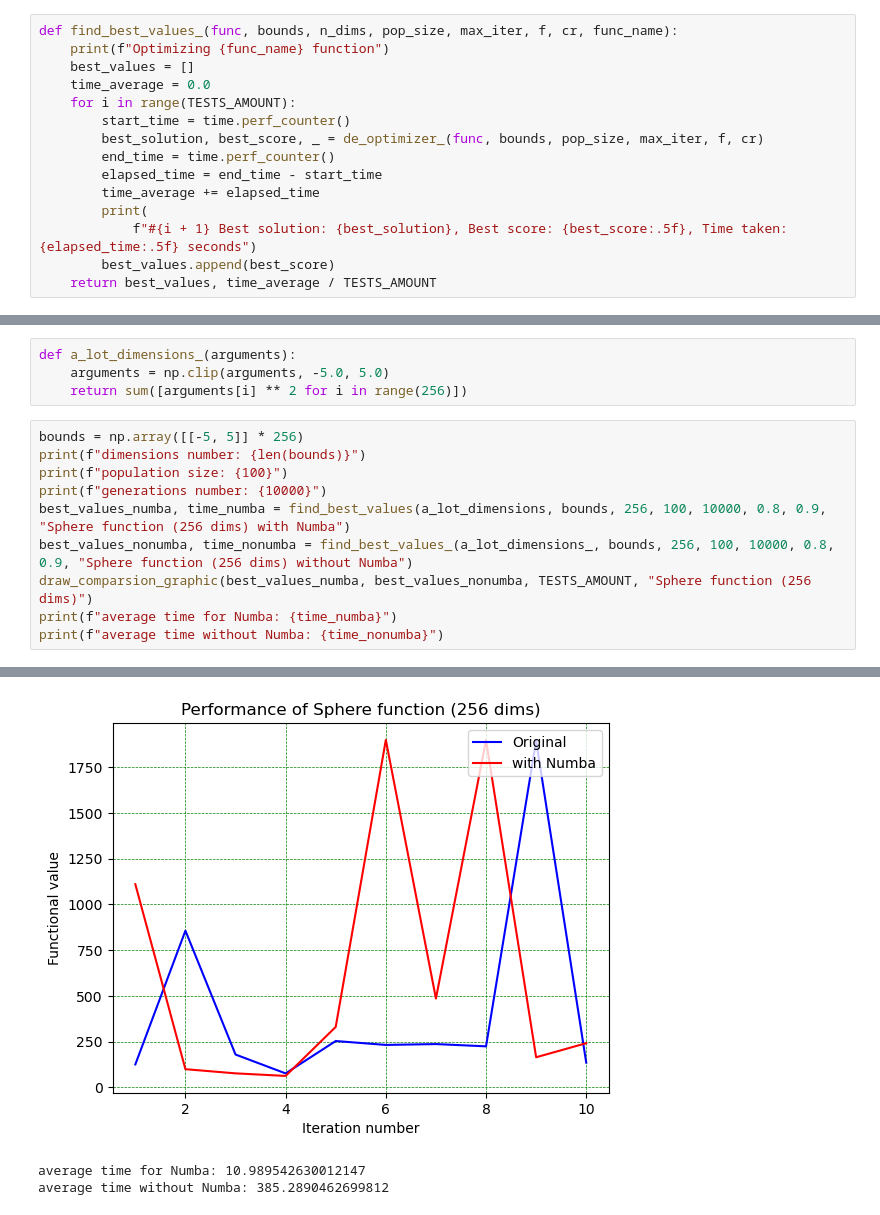
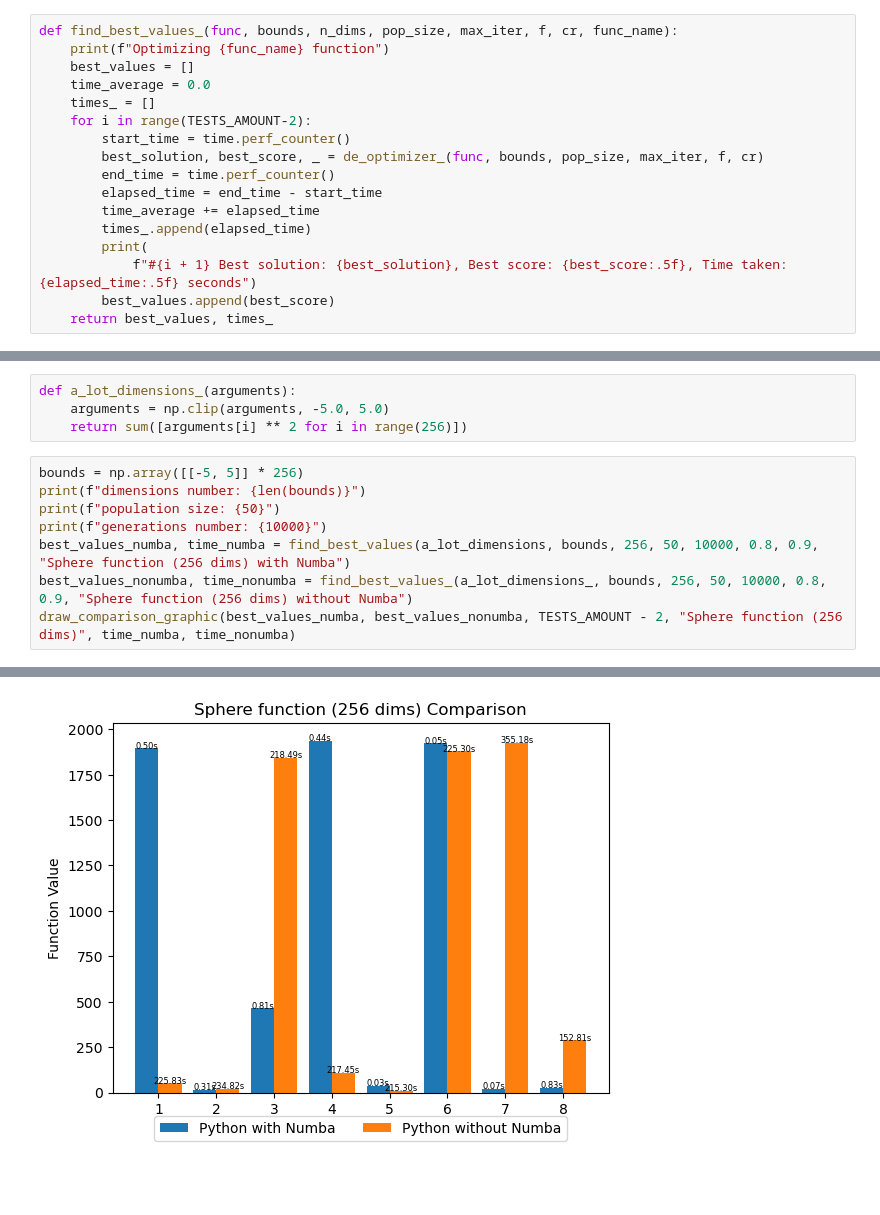
Before and after one commit to kacchasu/differentialEvolution, a Jupyter notebook: Differential Evolution Algorithm.ipynb, the cells around one changed output, grey strips where cells are left out. Cells and saved outputs as stored; diff of their text form; blank space fills up the shorter version.

```diff
--- a/Differential Evolution Algorithm.ipynb
+++ b/Differential Evolution Algorithm.ipynb
@@ -821,18 +830,20 @@ def find_best_values(func, bounds, n_dims, pop_size, max_iter, f, cr, func_name)
-# %%
-def find_best_values_(func, bounds, n_dims, pop_size, max_iter, f, cr, func_name):
-    print(f"Optimizing {func_name} function")
-    best_values = []
-    time_average = 0.0
-    for i in range(TESTS_AMOUNT):
-        start_time = time.perf_counter()
-        best_solution, best_score, _ = de_optimizer_(func, bounds, pop_size, max_iter, f, cr)
-        end_time = time.perf_counter()
-        elapsed_time = end_time - start_time
-        time_average += elapsed_time
-        print(
-            f"#{i + 1} Best solution: {best_solution}, Best score: {best_score:.5f}, Time taken: {elapsed_time:.5f} seconds")
-        best_values.append(best_score)
-    return best_values, time_average / TESTS_AMOUNT
+# %%
+def find_best_values_(func, bounds, n_dims, pop_size, max_iter, f, cr, func_name):
+    print(f"Optimizing {func_name} function")
+    best_values = []
+    time_average = 0.0
+    times_ = []
+    for i in range(TESTS_AMOUNT-2):
+        start_time = time.perf_counter()
+        best_solution, best_score, _ = de_optimizer_(func, bounds, pop_size, max_iter, f, cr)
+        end_time = time.perf_counter()
+        elapsed_time = end_time - start_time
+        time_average += elapsed_time
+        times_.append(elapsed_time)
+        print(
+            f"#{i + 1} Best solution: {best_solution}, Best score: {best_score:.5f}, Time taken: {elapsed_time:.5f} seconds")
+        best_values.append(best_score)
+    return best_values, times_
 # %% [markdown]
 ### Реализация без использования Numba
 # %%
@@ -919,12 +930,10 @@ def a_lot_dimensions_(arguments):
 # %%
 bounds = np.array([[-5, 5]] * 256)
 print(f"dimensions number: {len(bounds)}")
-print(f"population size: {100}")
+print(f"population size: {50}")
 print(f"generations number: {10000}")
-best_values_numba, time_numba = find_best_values(a_lot_dimensions, bounds, 256, 100, 10000, 0.8, 0.9, "Sphere function (256 dims) with Numba")
-best_values_nonumba, time_nonumba = find_best_values_(a_lot_dimensions_, bounds, 256, 100, 10000, 0.8, 0.9, "Sphere function (256 dims) without Numba")
-draw_comparsion_graphic(best_values_numba, best_values_nonumba, TESTS_AMOUNT, "Sphere function (256 dims)")
-print(f"average time for Numba: {time_numba}")
-print(f"average time without Numba: {time_nonumba}")
+best_values_numba, time_numba = find_best_values(a_lot_dimensions, bounds, 256, 50, 10000, 0.8, 0.9, "Sphere function (256 dims) with Numba")
+best_values_nonumba, time_nonumba = find_best_values_(a_lot_dimensions_, bounds, 256, 50, 10000, 0.8, 0.9, "Sphere function (256 dims) without Numba")
+draw_comparison_graphic(best_values_numba, best_values_nonumba, TESTS_AMOUNT - 2, "Sphere function (256 dims)", time_numba, time_nonumba)
 # %% [output]
 dimensions number: 256
@@ -947,3 +956 @@ Optimizing Sphere function (256 dims) with Numba function
-[figure, old version]
+[figure, new version]
-average time for Numba: 10.989542630012147
-average time without Numba: 385.2890462699812
```
Also changed, not shown: parts of 22 cells of this notebook.
